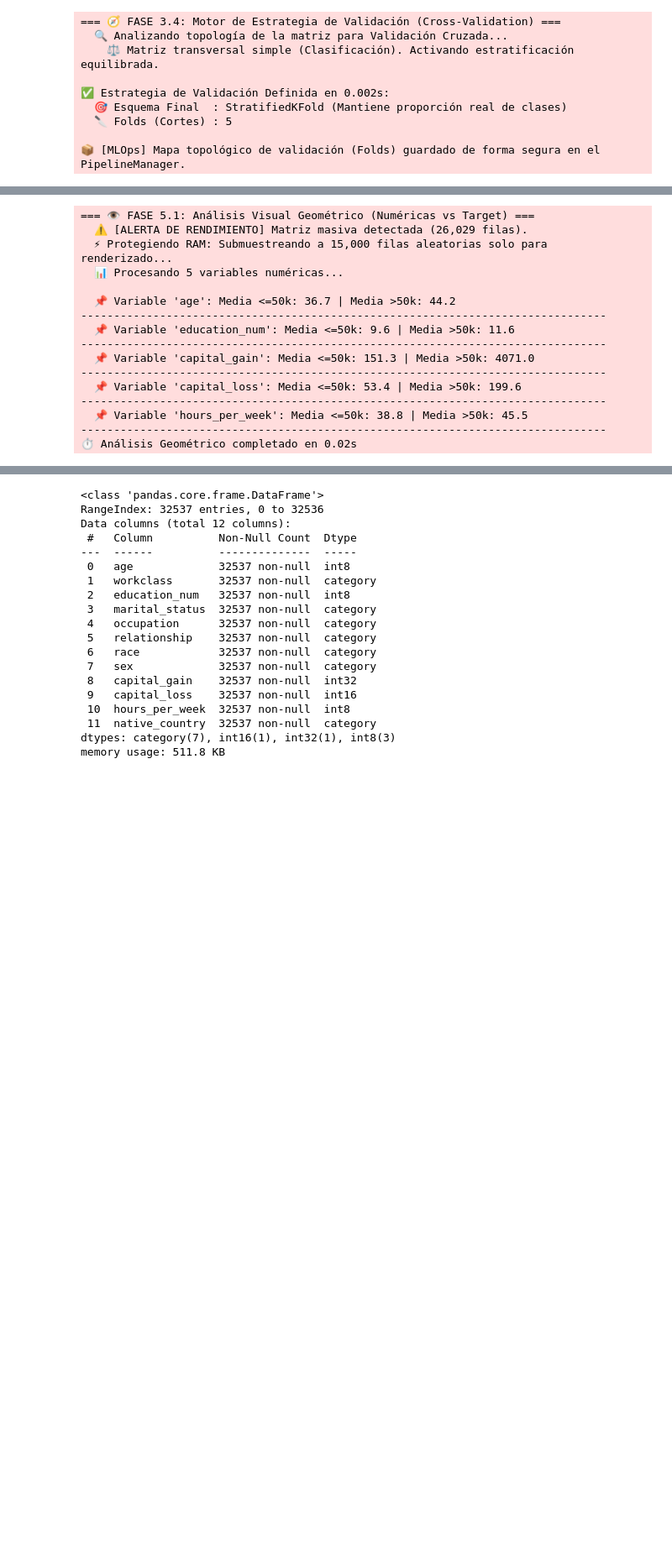
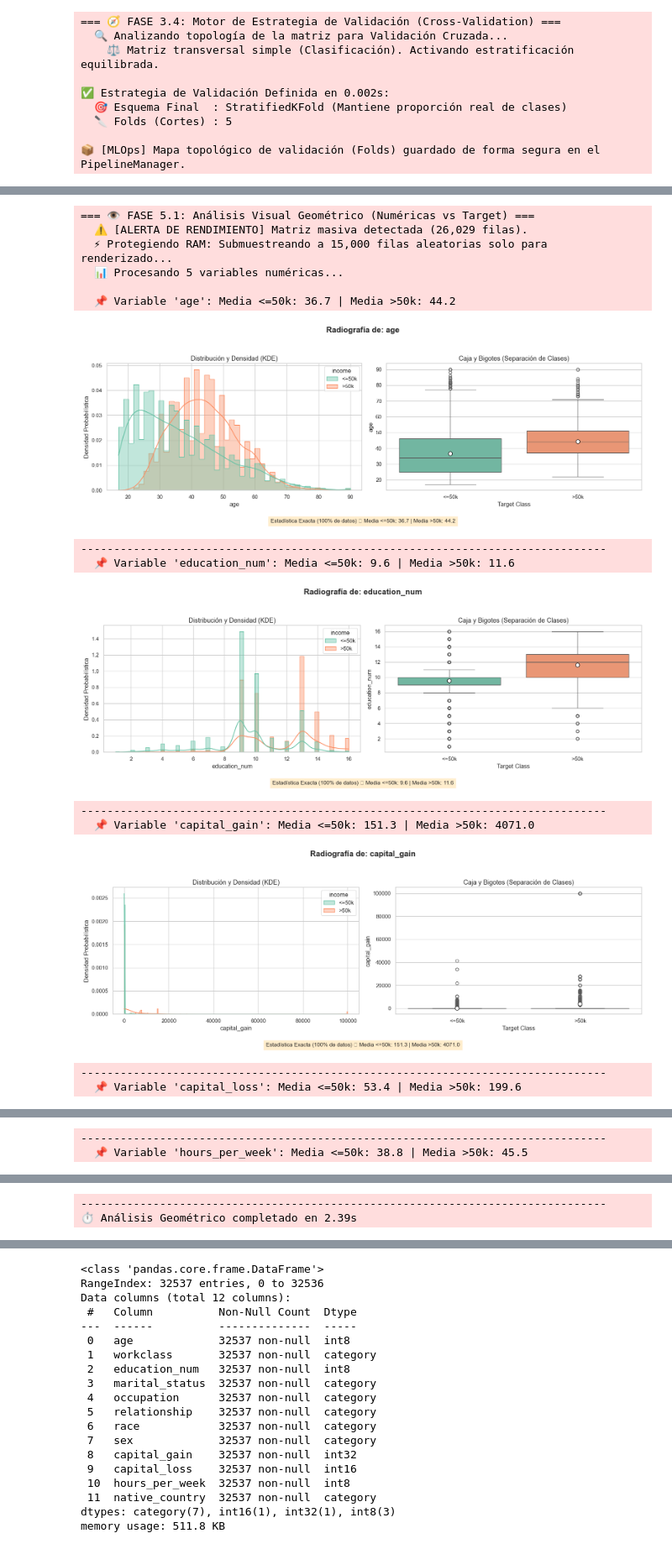
Before and after one commit to DiiegoA/Proyecto_modelo_IA, a Jupyter notebook: oraculo_api/EDA_For_All_Tree_clean.ipynb, the cells around one changed output, grey strips where cells are left out. Shown at 84% size. Drawn from its saved outputs; the diff is of its cells as text; code cells hidden in the pictures; blank space fills up the shorter version.

```diff
--- a/oraculo_api/EDA_For_All_Tree_clean.ipynb
+++ b/oraculo_api/EDA_For_All_Tree_clean.ipynb
@@ -3888,7 +3917,7 @@ import warnings
 from IPython.display import display, Markdown
 
 # 🛡️ Banderas de Entorno MLOps
-MODO_VISUAL = False # Cambiar a False en Producción (Docker/Headless)
+MODO_VISUAL = True # Cambiar a False en Producción (Docker/Headless)
 
 # Conexión al Logger Global configurado en el Paso 1.1
 logger = logging.getLogger("MLOps_Pipeline")
@@ -4007,40 +4036,39 @@ def radiografia_visual_numericas(X: pd.DataFrame, y: pd.Series):
     logger.info(f"⏱️ Análisis Geométrico completado en {time.time() - inicio_timer:.2f}s")
 
 
 # ==========================================
 # Celda de Ejecución en tu .ipynb (VÍA MANAGER)
 # ==========================================
 try:
     # 🚀 FIX ARQUITECTÓNICO: Validación estricta y segura del Manager
     try:
         _ = manager
     except NameError:
         raise EnvironmentError("El PipelineManager no está inicializado. Ejecuta la Ingesta (Fase 1.1) primero.")
 
     if getattr(manager, 'X_train', None) is None or getattr(manager, 'y_train', None) is None:
         raise ValueError("El Manager no tiene cargadas las matrices 'X_train' o 'y_train'. Ejecuta el Split (Fase 3.3).")
 
     # Ejecutar el motor de visualización alimentándolo directamente desde el manager
     radiografia_visual_numericas(X=manager.X_train, y=manager.y_train)
 
 except EnvironmentError as env_err:
     logger.error(f"⚠️ Dependencia faltante:\n{env_err}")
 except Exception as e:
     logger.error(f"🛑 Error en la visualización: {e}")
 # %% [output]
 === 👁️ FASE 5.1: Análisis Visual Geométrico (Numéricas vs Target) ===
   ⚠️ [ALERTA DE RENDIMIENTO] Matriz masiva detectada (26,029 filas).
   ⚡ Protegiendo RAM: Submuestreando a 15,000 filas aleatorias solo para renderizado...
   📊 Procesando 5 variables numéricas...
 
   📌 Variable 'age': Media <=50k: 36.7 | Media >50k: 44.2
---------------------------------------------------------------------------------
-  📌 Variable 'education_num': Media <=50k: 9.6 | Media >50k: 11.6
---------------------------------------------------------------------------------
-  📌 Variable 'capital_gain': Media <=50k: 151.3 | Media >50k: 4071.0
---------------------------------------------------------------------------------
-  📌 Variable 'capital_loss': Media <=50k: 53.4 | Media >50k: 199.6
---------------------------------------------------------------------------------
-  📌 Variable 'hours_per_week': Media <=50k: 38.8 | Media >50k: 45.5
---------------------------------------------------------------------------------
-⏱️ Análisis Geométrico completado en 0.02s
+[figure, added]
+--------------------------------------------------------------------------------
+  📌 Variable 'education_num': Media <=50k: 9.6 | Media >50k: 11.6
+[figure, added]
+--------------------------------------------------------------------------------
+  📌 Variable 'capital_gain': Media <=50k: 151.3 | Media >50k: 4071.0
+[figure, added]
+--------------------------------------------------------------------------------
+  📌 Variable 'capital_loss': Media <=50k: 53.4 | Media >50k: 199.6
@@ -4046,0 +4076,2 @@ except Exception as e:
+--------------------------------------------------------------------------------
+  📌 Variable 'hours_per_week': Media <=50k: 38.8 | Media >50k: 45.5
@@ -4047,3 +4079,5 @@ except Exception as e:
+--------------------------------------------------------------------------------
+⏱️ Análisis Geométrico completado en 2.39s
 # %%
 # ==========================================
 # 0. Blindaje de Dependencias y Telemetría
```
Also changed, not shown: parts of 52 cells of this notebook, 40 other files.
